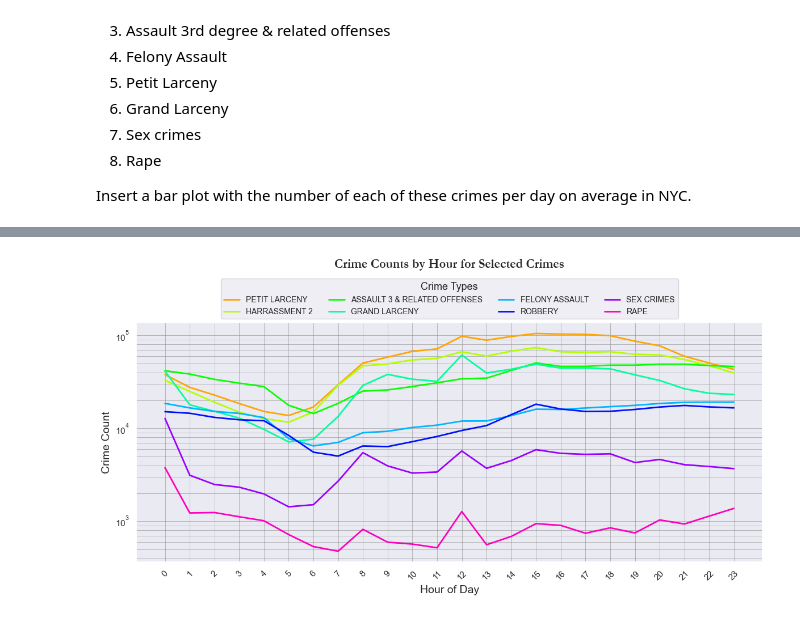
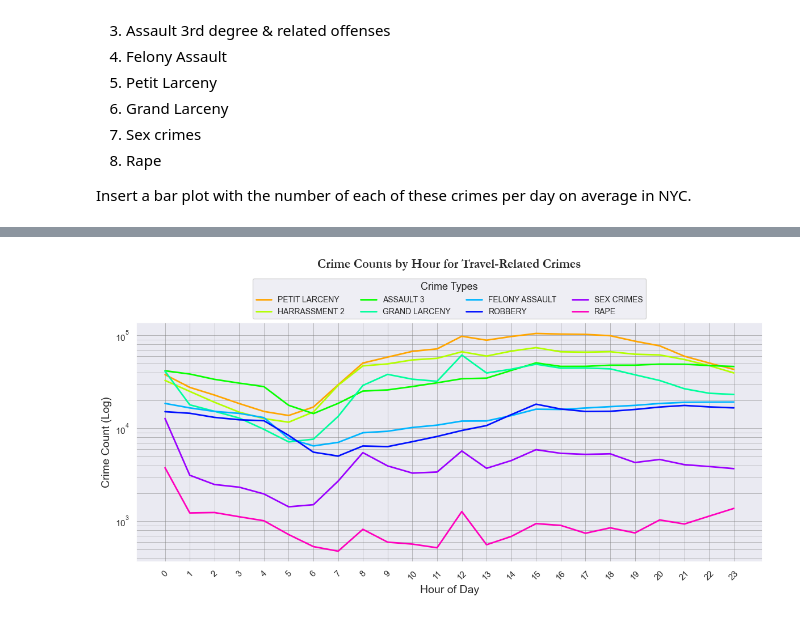
Before and after one commit to johan-bh/Social-Data---Final-Project, a Jupyter notebook: temporal_plots.ipynb, the cells around one changed output, grey strips where cells are left out. Cells and saved outputs as stored; diff of their text form; code cells hidden in the pictures.

```diff
--- a/temporal_plots.ipynb
+++ b/temporal_plots.ipynb
@@ -303,6 +303,10 @@ crimes_of_interest = [
     'SEX CRIMES',
     'RAPE'
 ]
+
+# rename "ASSAULT 3 & RELATED OFFENSES" to "ASSAULT 3"
+df['Offense_Description'] = df['Offense_Description'].replace('ASSAULT 3 & RELATED OFFENSES', 'ASSAULT 3')
+
 
 # Filter data
 filtered_data = df[df['Offense_Description'].isin(crimes_of_interest)]
@@ -319,7 +323,10 @@ daily_averages = daily_counts.mean()
 daily_averages = daily_averages.sort_values(ascending=False)
 
 plt.figure(figsize=(10, 8))
-daily_averages.plot(kind='bar', color='blue')
+# use seaborn for bar plot
+# use a same colour for all bars
+sns.barplot(x=daily_averages.index, y=daily_averages.values, color='blue')
+#daily_averages.plot(kind='bar', color='blue')
 plt.title('Daily Average Count of Travel-Related Crimes in NYC', fontdict={'fontname': 'Garamond', 'weight': 'bold'}, size=16)
 plt.xlabel('Crime Type')
 plt.ylabel('Average Daily Count')
@@ -374,31 +381,31 @@ plt.show()
 # %%
 # Make line plot to show hourly changes in crime count for each of the top crimes
 df['HourOfDay'] = pd.to_datetime(df['Complaint_From_Time']).dt.hour
 # reindex by count of crimes
-crimes_of_interest = ['PETIT LARCENY', 'HARRASSMENT 2', 'ASSAULT 3 & RELATED OFFENSES', 'GRAND LARCENY', 'FELONY ASSAULT', 'ROBBERY', 'SEX CRIMES', 'RAPE']
+crimes_of_interest = ['PETIT LARCENY', 'HARRASSMENT 2', 'ASSAULT 3', 'GRAND LARCENY', 'FELONY ASSAULT', 'ROBBERY', 'SEX CRIMES', 'RAPE']
 
 grouped = df[df['Offense_Description'].isin(crimes_of_interest)].groupby(['HourOfDay', 'Offense_Description']).size().unstack(fill_value=0)
 # Ensure the hours are in the correct order, if necessary
 hours_order = range(24)  # 0 to 23 hours
 grouped = grouped.reindex(hours_order)
 # Plot each crime type
 plt.figure(figsize=(12, 7))
 sns.set_style("darkgrid")
 palette = sns.color_palette("hsv", len(crimes_of_interest))
 for i, crime in enumerate(crimes_of_interest):
     sns.lineplot(x=grouped.index, y=grouped[crime], label=crime, color=palette[i], linewidth=2)
 
-plt.title('Crime Counts by Hour for Selected Crimes', fontsize=16, pad=70, fontdict={'fontname': 'Garamond', 'weight': 'bold'})
+plt.title('Crime Counts by Hour for Travel-Related Crimes', fontsize=16, pad=70, fontdict={'fontname': 'Garamond', 'weight': 'bold'})
 plt.xlabel('Hour of Day', fontsize=14)
-plt.ylabel('Crime Count', fontsize=14)
+plt.ylabel('Crime Count (Log)', fontsize=14)
 plt.yscale('log')  # Log scale for better visualization of lower counts
 plt.xticks(range(0, 24), rotation=45)  # Show every hour on the x-axis for better readability
 # Customizing grid for better visibility
 plt.grid(True, which="both", linestyle='-', color='gray', linewidth=0.5, alpha=0.7)
 # Adjust the legend to not overlap the plot
 plt.legend(title='Crime Types', title_fontsize='13', fontsize='10', loc='upper center', bbox_to_anchor=(0.5, 1.2), ncol=4)
 plt.tight_layout(rect=[0, 0.05, 1, 0.95])  # Adjust the layout to fit the legend outside
 plt.savefig('hourly_crime_counts.png')
 plt.show()
 # %% [output]
-[figure, old version]
+[figure, new version]
```
Also changed, not shown: parts of 2 cells of this notebook, 2 other files.
